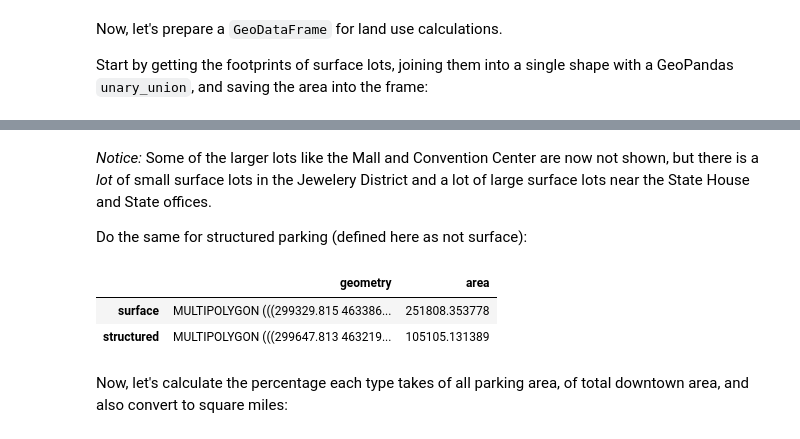
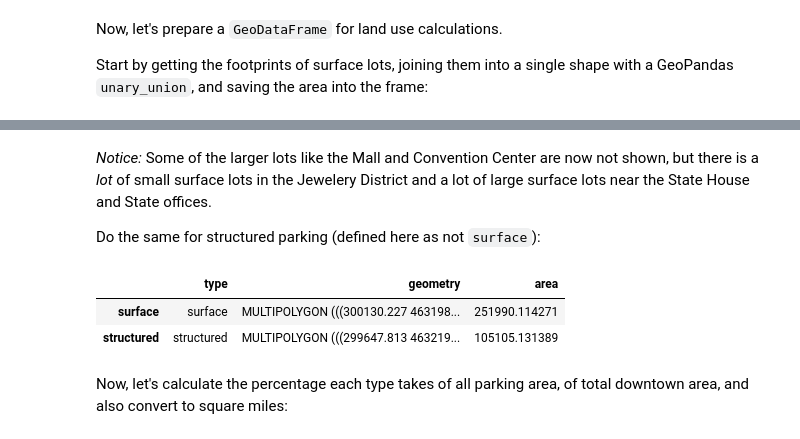
Before and after one commit to chris-sarli/parking-analysis, a Jupyter notebook: notebooks/calculations.ipynb, the cells around one changed output, grey strips where cells are left out. Saved outputs shown, nothing was run; the diff lists cells and outputs as text; code cells hidden in the pictures.

```diff
--- a/notebooks/calculations.ipynb
+++ b/notebooks/calculations.ipynb
@@ -178,9 +179,15 @@ Now, let's prepare a `GeoDataFrame` for land use calculations.
 
 Start by getting the footprints of surface lots, joining them into a single shape with a GeoPandas `unary_union`, and saving the area into the frame:
 # %%
-land_use = gpd.GeoDataFrame(columns=['geometry', 'area'])
+land_use = gpd.GeoDataFrame(columns=['type', 'geometry', 'area'])
 land_use.set_geometry('geometry')
 
-footprints_surface = footprints.query('parking=="surface"').geometry.unary_union
-footprints_surface
+footprints_surface = footprints.query('parking=="surface"')
+
+ox.plot_footprints(footprints_surface, save=True, filename="surface_lots")
+
+footprints_surface_combined = footprints_surface.geometry.unary_union
+land_use.loc['surface'] = ['surface', footprints_surface_combined, footprints_surface_combined.area]
+
+footprints_surface_combined
 # %% [output]
@@ -187,19 +195,19 @@ footprints_surface
 <shapely.geometry.multipolygon.MultiPolygon at 0x...>
-# %%
-land_use.loc['surface'] = [footprints_surface, footprints_surface.area]
 # %% [markdown]
 *Notice:* Some of the larger lots like the Mall and Convention Center are now not shown, but there is a *lot* of small surface lots in the Jewelery District and a lot of large surface lots near the State House and State offices.
 
-Do the same for structured parking (defined here as not surface):
+Do the same for structured parking (defined here as not `surface`):
 # %%
-footprints_structured = footprints.query('parking!="surface"').geometry.unary_union
+footprints_structured = footprints.query('parking!="surface"')
 
-land_use.loc['structured'] = [footprints_structured, footprints_structured.area]
+footprints_structured_combined = footprints_structured.geometry.unary_union
+land_use.loc['structured'] = ['structured', footprints_structured_combined, footprints_structured_combined.area]
+
 land_use
 # %% [output]
-|  | geometry | area |
-| surface | MULTIPOLYGON (((299329.815 463386... | 251808.353778 |
-| structured | MULTIPOLYGON (((299647.813 463219... | 105105.131389 |
+|  | type | geometry | area |
+| surface | surface | MULTIPOLYGON (((300130.227 463198... | 251990.114271 |
+| structured | structured | MULTIPOLYGON (((299647.813 463219... | 105105.131389 |
 # %% [markdown]
 Now, let's calculate the percentage each type takes of all parking area, of total downtown area, and also convert to square miles:
 # %%
```
Also changed, not shown: parts of 25 cells of this notebook, 3 other files.
